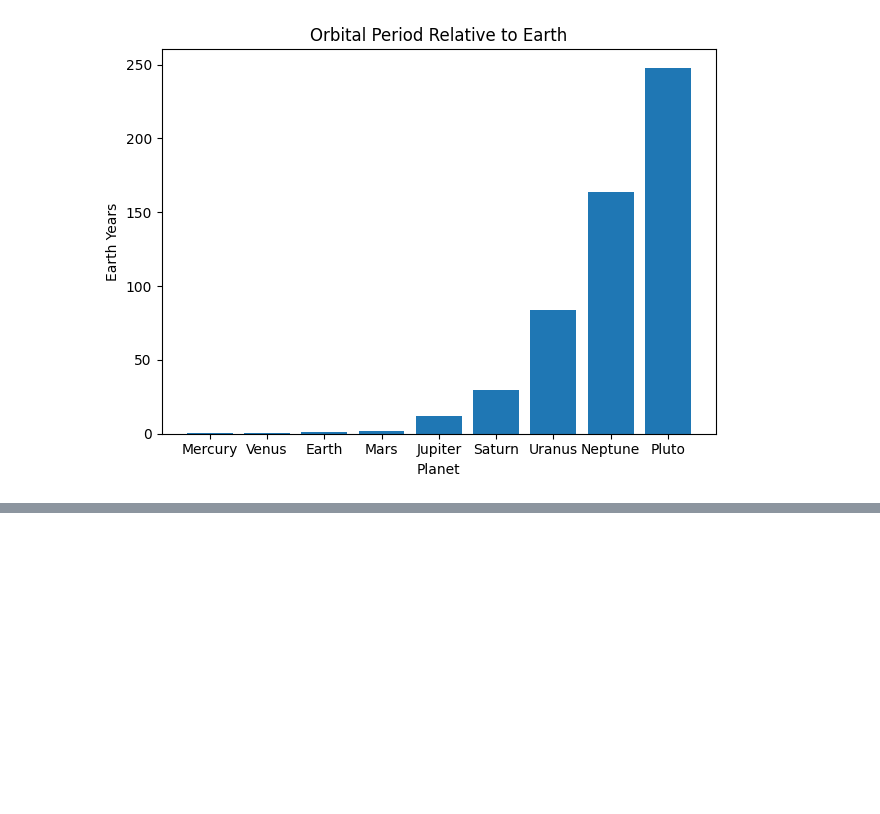
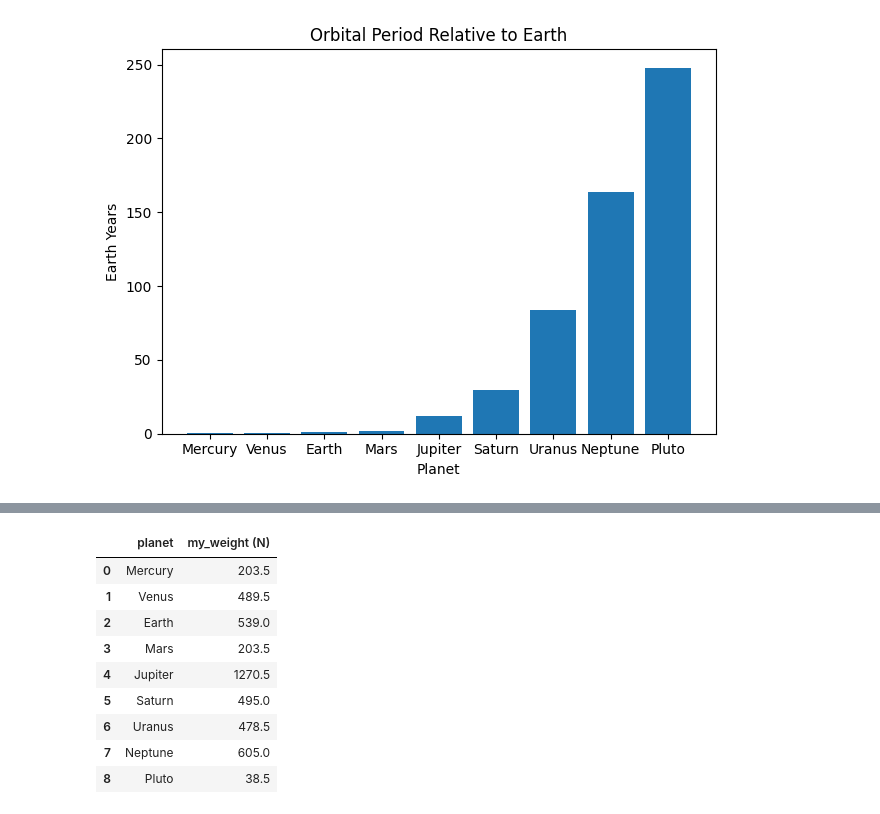
Before and after one commit to koisoysauce/space-projects, a Jupyter notebook: 01-planet-analysis/notebook.ipynb, the cells around one changed output, grey strips where cells are left out. Cells and saved outputs as stored; diff of their text form; code cells hidden in the pictures; blank space fills up the shorter version.

```diff
--- a/01-planet-analysis/notebook.ipynb
+++ b/01-planet-analysis/notebook.ipynb
@@ -221,0 +220,17 @@ We see a linear graph formed from this graph, proving Kepler's Third Law: T²
+# %%
+# 5. How much do I weigh in each planet?
+df5 = df.copy()
+my_mass_kg = 55
+df5['my_weight (N)'] = df5['gravity'] * my_mass_kg
+df5[['planet', 'my_weight (N)']]
+# %% [output]
+|  | planet | my_weight (N) |
+| 0 | Mercury | 203.5 |
+| 1 | Venus | 489.5 |
+| 2 | Earth | 539.0 |
+| 3 | Mars | 203.5 |
+| 4 | Jupiter | 1270.5 |
+| 5 | Saturn | 495.0 |
+| 6 | Uranus | 478.5 |
+| 7 | Neptune | 605.0 |
+| 8 | Pluto | 38.5 |
```
Also changed, not shown: parts of 3 cells of this notebook.
